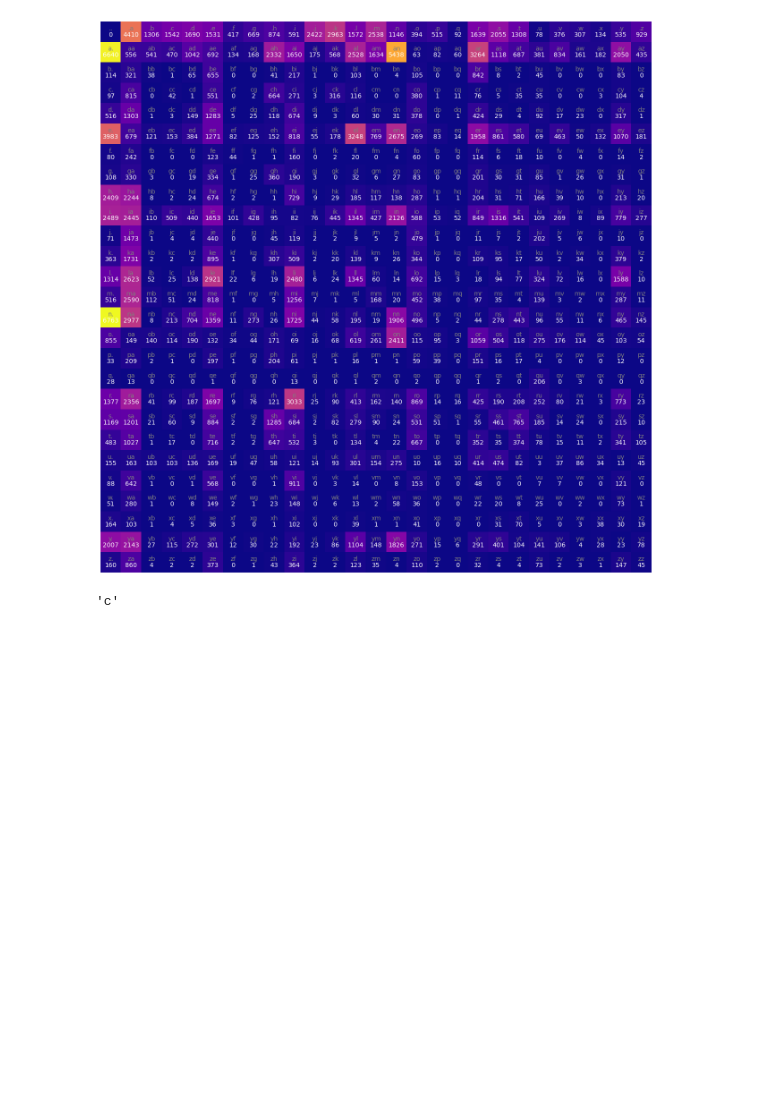
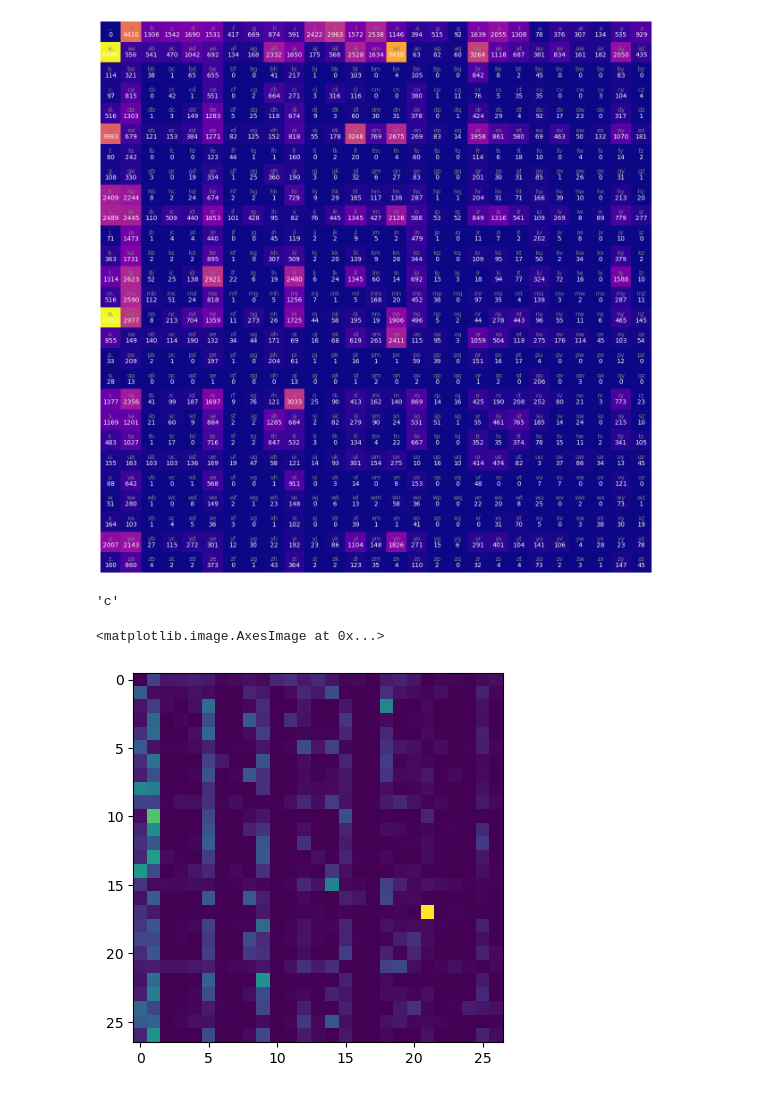
Before and after one commit to timh5011/llm-from-scratch, a Jupyter notebook: makemore/scratchpad.ipynb, the cells around one changed output. Saved outputs shown, nothing was run; the diff lists cells and outputs as text; code cells hidden in the pictures; blank space fills up the shorter version.

Commit message:
vid 2 @ 1:05:20. finished first approach to bigram model. now starting neural net approach

```diff
--- a/makemore/scratchpad.ipynb
+++ b/makemore/scratchpad.ipynb
@@ -68,3 +68,18 @@ itos[ix]
 # Then we sample a second character based on the first character ix (index), etc
 # %% [output]
 'c'
+# %%
+P = (N+1).float() # N+1 rather than N for "Model Smoothing": So no pair is infinitely unlikely - messes up loss function (nll)
+P /= P.sum(1, keepdim=True) # Consider PyTorch Broadcasting Semantics
+# P = P / P.sum(1) causes a bug due to broadcasting rules. Video 2 @ 47:19.
+# This actually causes the columns to be normalized (kinda just since sum of column = sum of row here, which I think is luck) rather than the rows
+# But basically the keepdim=False makes us divide each column by the corresponding row sum, which is wrong
+
+# Is P a Stochastic / Markov Matrix?
+
+# P is the matrix of the parameters of the model. We trained the model just by counting
+# %%
+plt.imshow(P)
+# %% [output]
+<matplotlib.image.AxesImage at 0x...>
+[figure, added]
```
Also changed, not shown: parts of 5 cells of this notebook, 1 other file.
